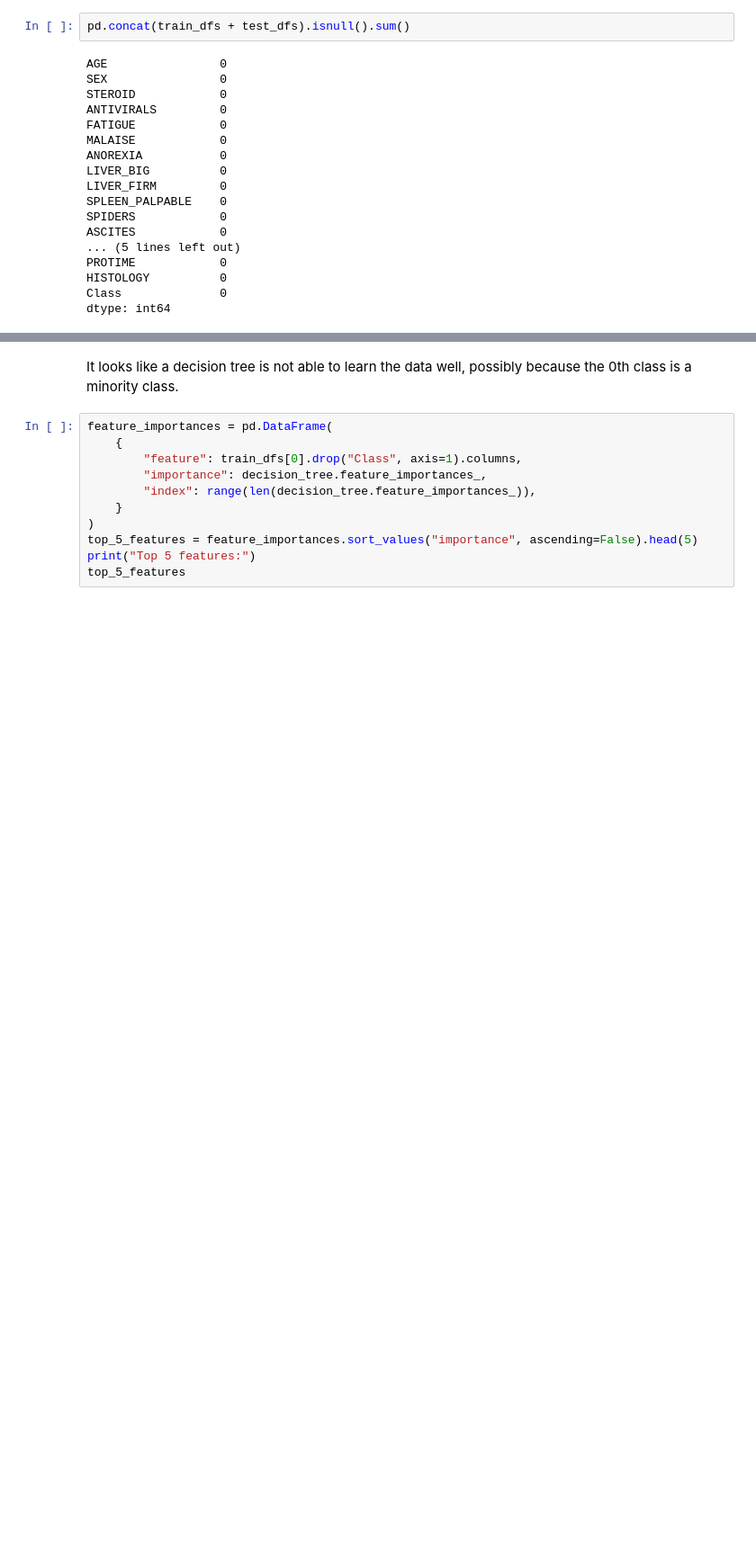
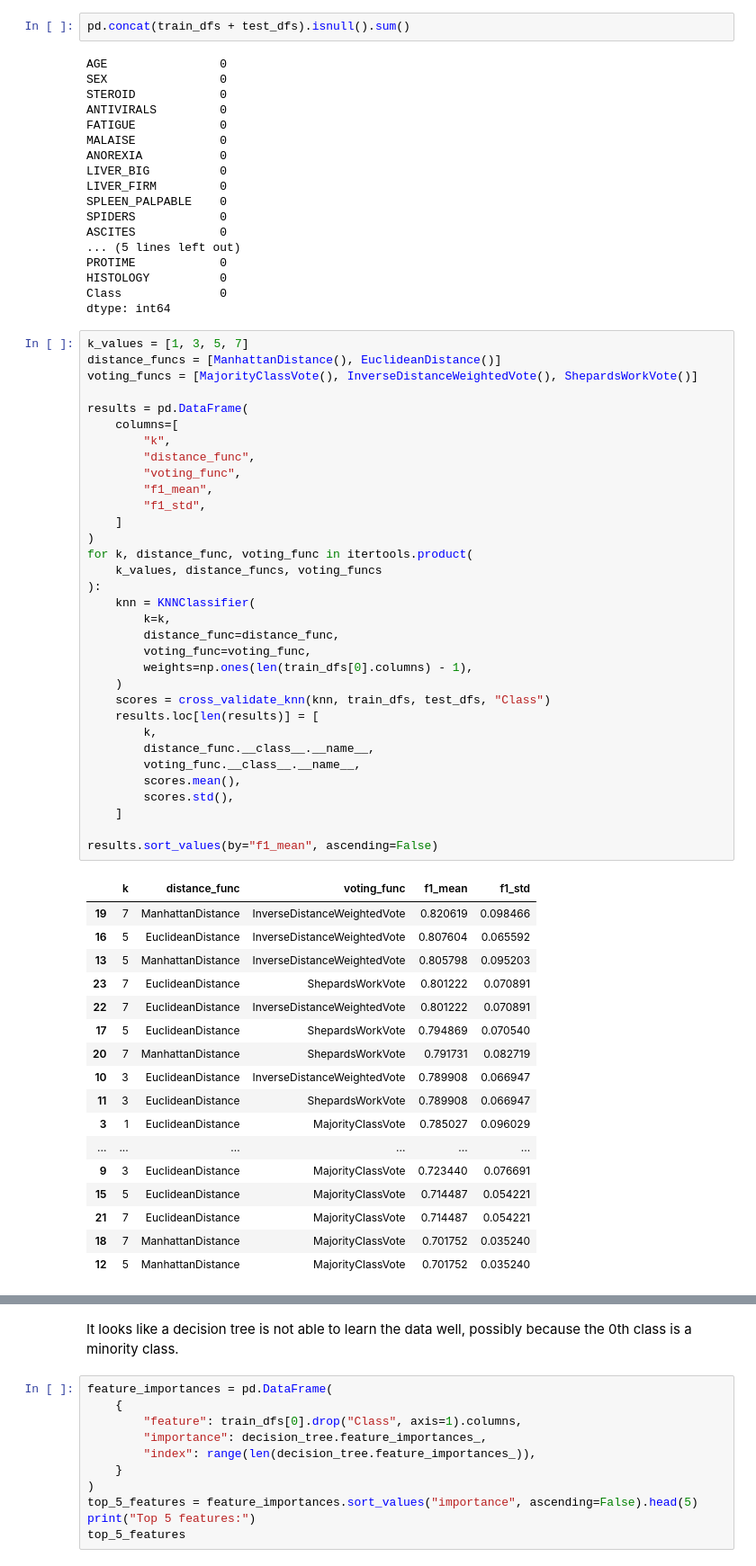
Before and after one commit to ZachParent/mai-intro-to-machine-learning, a Jupyter notebook: work2/hepatitis.ipynb, the cells around one changed output, grey strips where cells are left out. Shown at 90% size. Drawn from its saved outputs; the diff is of its cells as text; blank space fills up the shorter version.

```diff
--- a/work2/hepatitis.ipynb
+++ b/work2/hepatitis.ipynb
@@ -88,3 +85,54 @@ PROTIME            0
 HISTOLOGY          0
 Class              0
 dtype: int64
+# %%
+k_values = [1, 3, 5, 7]
+distance_funcs = [ManhattanDistance(), EuclideanDistance()]
+voting_funcs = [MajorityClassVote(), InverseDistanceWeightedVote(), ShepardsWorkVote()]
+
+results = pd.DataFrame(
+    columns=[
+        "k",
+        "distance_func",
+        "voting_func",
+        "f1_mean",
+        "f1_std",
+    ]
+)
+for k, distance_func, voting_func in itertools.product(
+    k_values, distance_funcs, voting_funcs
+):
+    knn = KNNClassifier(
+        k=k,
+        distance_func=distance_func,
+        voting_func=voting_func,
+        weights=np.ones(len(train_dfs[0].columns) - 1),
+    )
+    scores = cross_validate_knn(knn, train_dfs, test_dfs, "Class")
+    results.loc[len(results)] = [
+        k,
+        distance_func.__class__.__name__,
+        voting_func.__class__.__name__,
+        scores.mean(),
+        scores.std(),
+    ]
+
+results.sort_values(by="f1_mean", ascending=False)
+# %% [output]
+|  | k | distance_func | voting_func | f1_mean | f1_std |
+| 19 | 7 | ManhattanDistance | InverseDistanceWeightedVote | 0.820619 | 0.098466 |
+| 16 | 5 | EuclideanDistance | InverseDistanceWeightedVote | 0.807604 | 0.065592 |
+| 13 | 5 | ManhattanDistance | InverseDistanceWeightedVote | 0.805798 | 0.095203 |
+| 23 | 7 | EuclideanDistance | ShepardsWorkVote | 0.801222 | 0.070891 |
+| 22 | 7 | EuclideanDistance | InverseDistanceWeightedVote | 0.801222 | 0.070891 |
+| 17 | 5 | EuclideanDistance | ShepardsWorkVote | 0.794869 | 0.070540 |
+| 20 | 7 | ManhattanDistance | ShepardsWorkVote | 0.791731 | 0.082719 |
+| 10 | 3 | EuclideanDistance | InverseDistanceWeightedVote | 0.789908 | 0.066947 |
+| 11 | 3 | EuclideanDistance | ShepardsWorkVote | 0.789908 | 0.066947 |
+| 3 | 1 | EuclideanDistance | MajorityClassVote | 0.785027 | 0.096029 |
+| ... | ... | ... | ... | ... | ... |
+| 9 | 3 | EuclideanDistance | MajorityClassVote | 0.723440 | 0.076691 |
+| 15 | 5 | EuclideanDistance | MajorityClassVote | 0.714487 | 0.054221 |
+| 21 | 7 | EuclideanDistance | MajorityClassVote | 0.714487 | 0.054221 |
+| 18 | 7 | ManhattanDistance | MajorityClassVote | 0.701752 | 0.035240 |
+| 12 | 5 | ManhattanDistance | MajorityClassVote | 0.701752 | 0.035240 |
```
Also changed, not shown: parts of 8 cells of this notebook, 2 other files.
